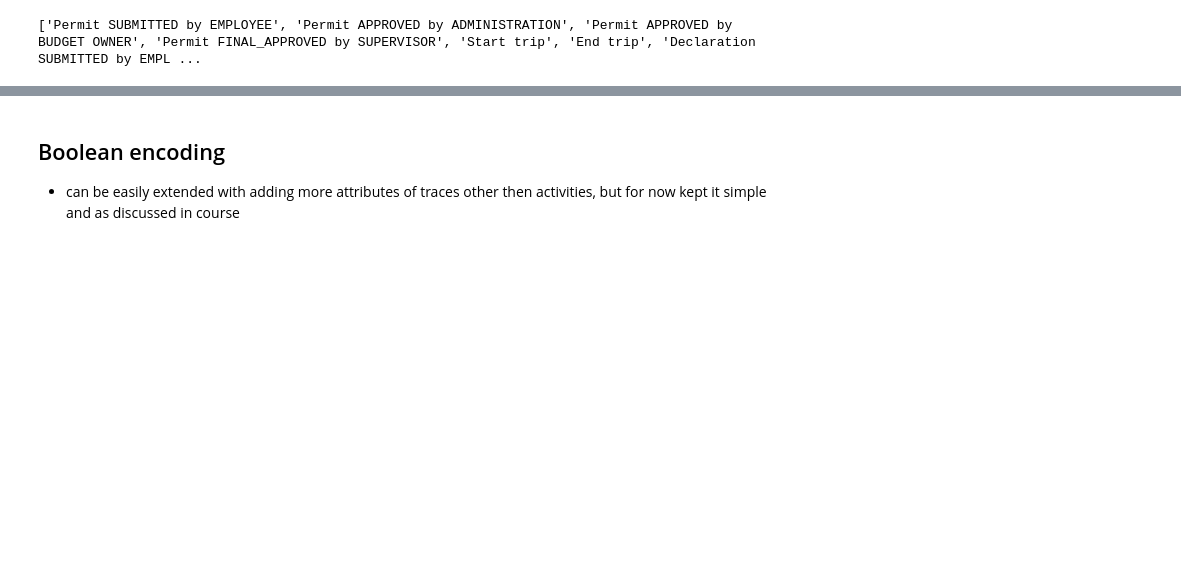
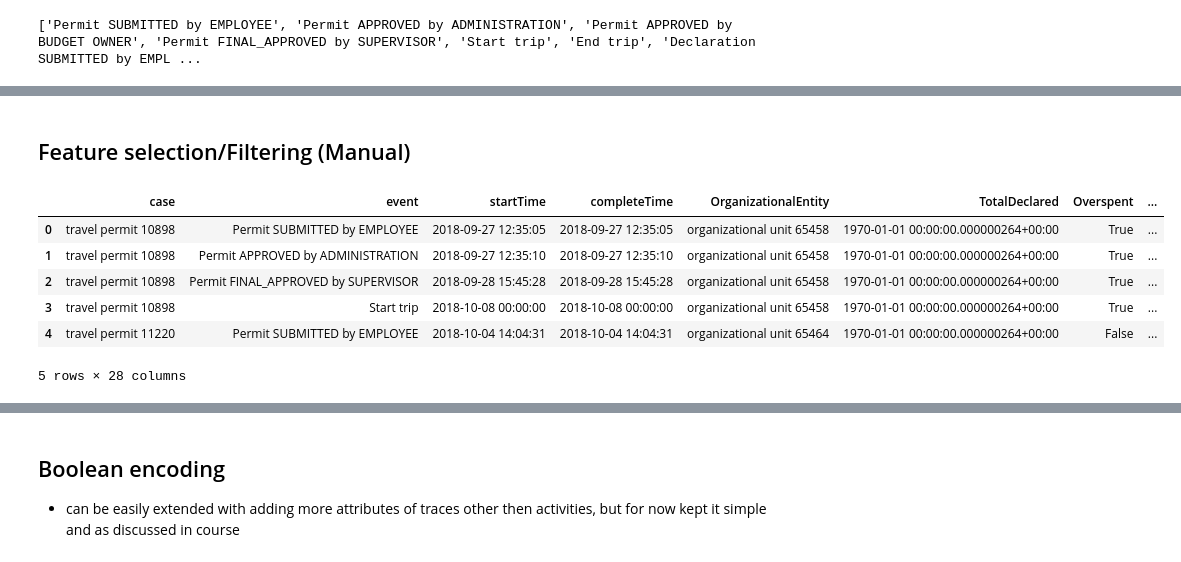
Before and after one commit to himanshudce/APM_BPI_2020, a Jupyter notebook: notebooks/data_prepration.ipynb, the cells around one changed output, grey strips where cells are left out. Drawn from its saved outputs; the diff is of its cells as text; code cells hidden in the pictures; blank space fills up the shorter version.

```diff
--- a/notebooks/data_prepration.ipynb
+++ b/notebooks/data_prepration.ipynb
@@ -754,0 +783,14 @@ for i,trace in enumerate(trace_prefixes):
+# %% [markdown]
+## Feature selection/Filtering (Manual)
+# %%
+# convert logs to dataframe
+df = pm4py.convert_to_dataframe(trace_prefixes)
+df.head(5)
+# %% [output]
+|  | case | event | startTime | completeTime | OrganizationalEntity | TotalDeclared | Overspent | ... |
+| 0 | travel permit 10898 | Permit SUBMITTED by EMPLOYEE | 2018-09-27 12:35:05 | 2018-09-27 12:35:05 | organizational unit 65458 | 1970-01-01 00:00:00.000000264+00:00 | True | ... |
+| 1 | travel permit 10898 | Permit APPROVED by ADMINISTRATION | 2018-09-27 12:35:10 | 2018-09-27 12:35:10 | organizational unit 65458 | 1970-01-01 00:00:00.000000264+00:00 | True | ... |
+| 2 | travel permit 10898 | Permit FINAL_APPROVED by SUPERVISOR | 2018-09-28 15:45:28 | 2018-09-28 15:45:28 | organizational unit 65458 | 1970-01-01 00:00:00.000000264+00:00 | True | ... |
+| 3 | travel permit 10898 | Start trip | 2018-10-08 00:00:00 | 2018-10-08 00:00:00 | organizational unit 65458 | 1970-01-01 00:00:00.000000264+00:00 | True | ... |
+| 4 | travel permit 11220 | Permit SUBMITTED by EMPLOYEE | 2018-10-04 14:04:31 | 2018-10-04 14:04:31 | organizational unit 65464 | 1970-01-01 00:00:00.000000264+00:00 | False | ... |
+5 rows × 28 columns
```
Also changed, not shown: parts of 12 cells of this notebook, 18 other files.
